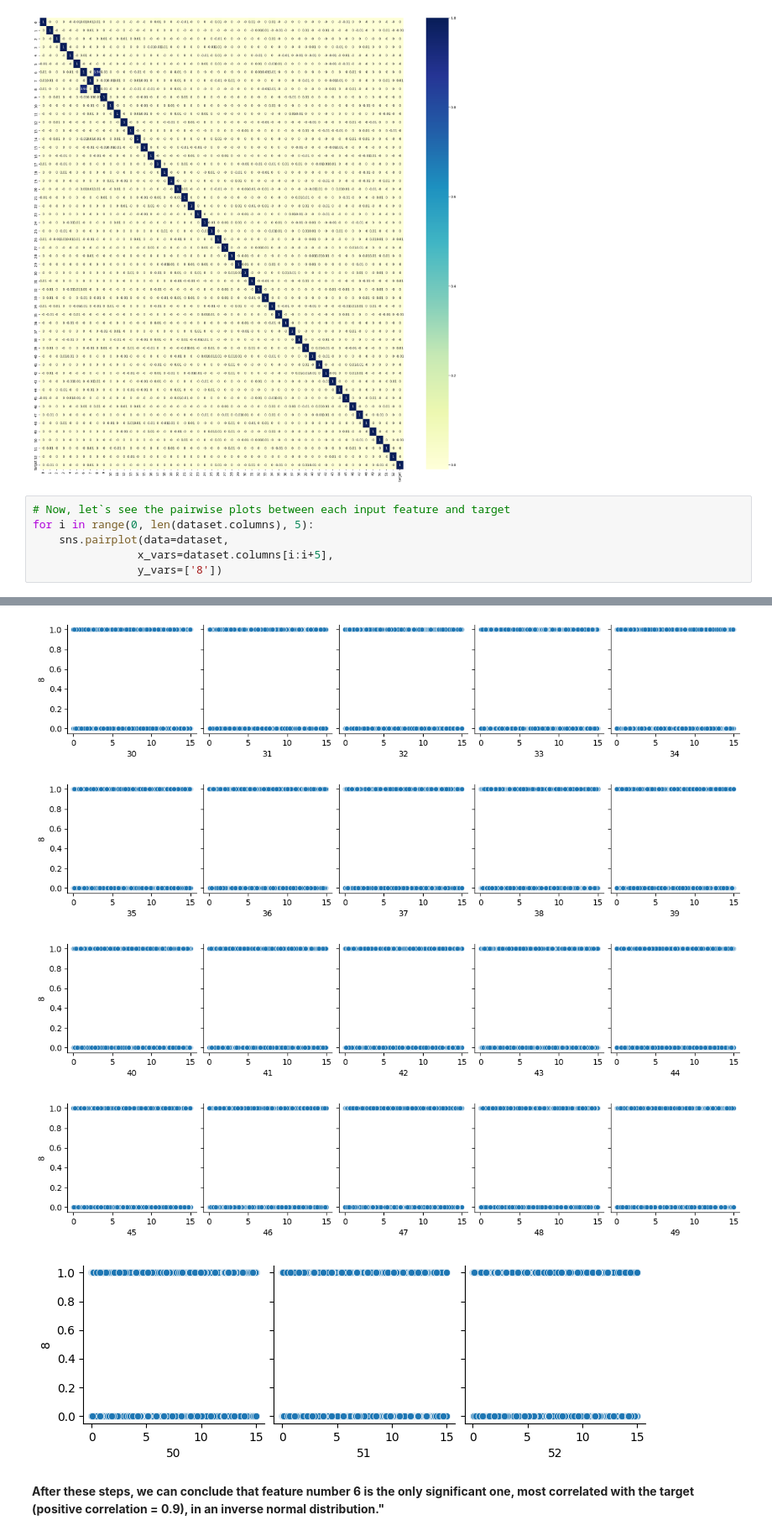
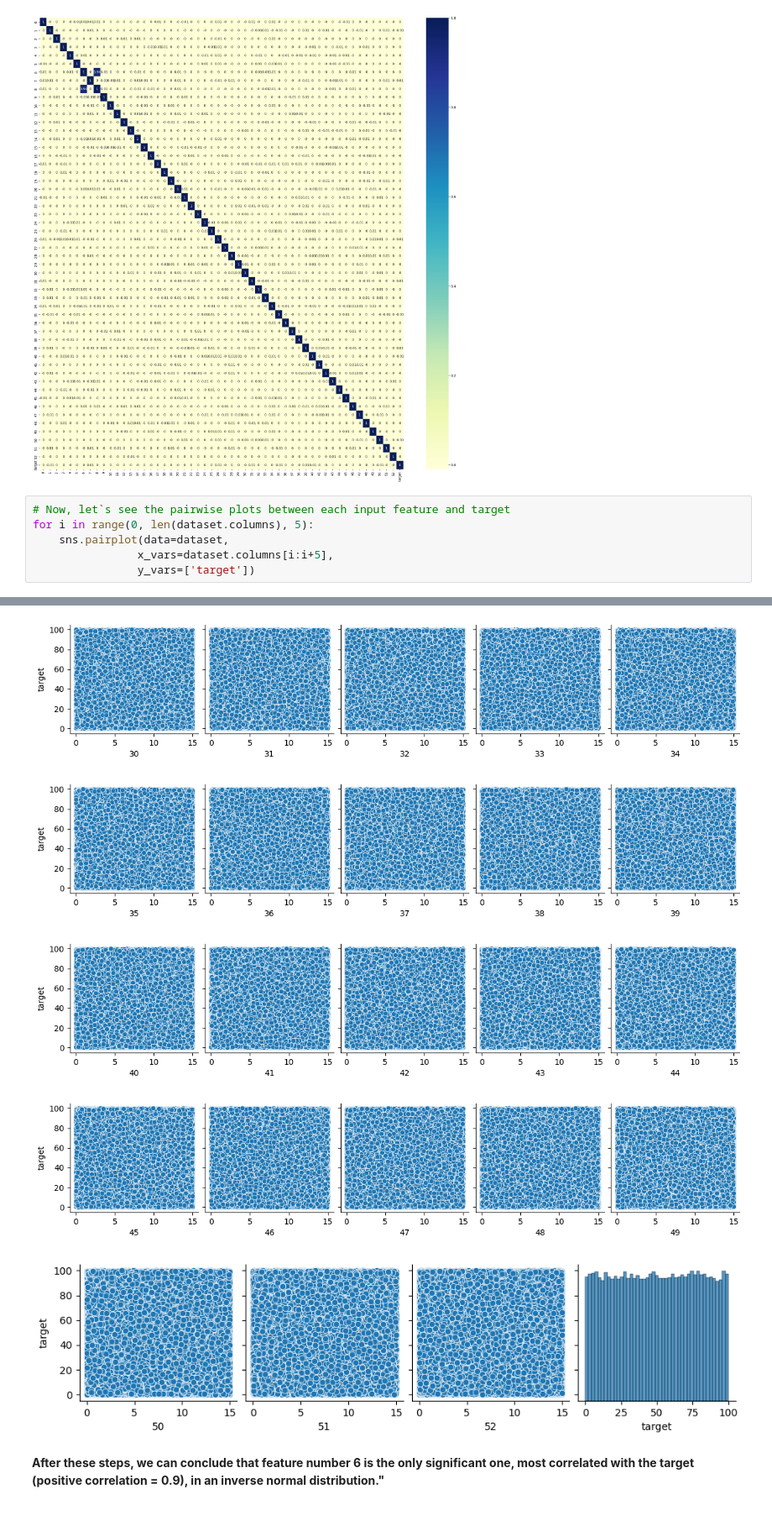
Before and after one commit to RostyslavBryiovskyi/Tabular-data, a Jupyter notebook: eda.ipynb, the cells around one changed output, grey strips where cells are left out. Shown at 84% size. Drawn from its saved outputs; the diff is of its cells as text.

```diff
--- a/eda.ipynb
+++ b/eda.ipynb
@@ -110,5 +109,5 @@ plt.show()
 for i in range(0, len(dataset.columns), 5):
     sns.pairplot(data=dataset,
                 x_vars=dataset.columns[i:i+5],
-                y_vars=['8'])
+                y_vars=['target'])
 # %% [output]
@@ -121,7 +120,7 @@ for i in range(0, len(dataset.columns), 5):
-[figure, old version]
+[figure, new version]
-[figure, old version]
+[figure, new version]
-[figure, old version]
+[figure, new version]
-[figure, old version]
+[figure, new version]
-[figure, old version]
+[figure, new version]
 # %% [markdown]
 **After these steps, we can conclude that feature number 6 is the only significant one, most correlated with the target (positive correlation = 0.9), in an inverse normal distribution."**
```
Also changed, not shown: parts of 6 cells of this notebook.
